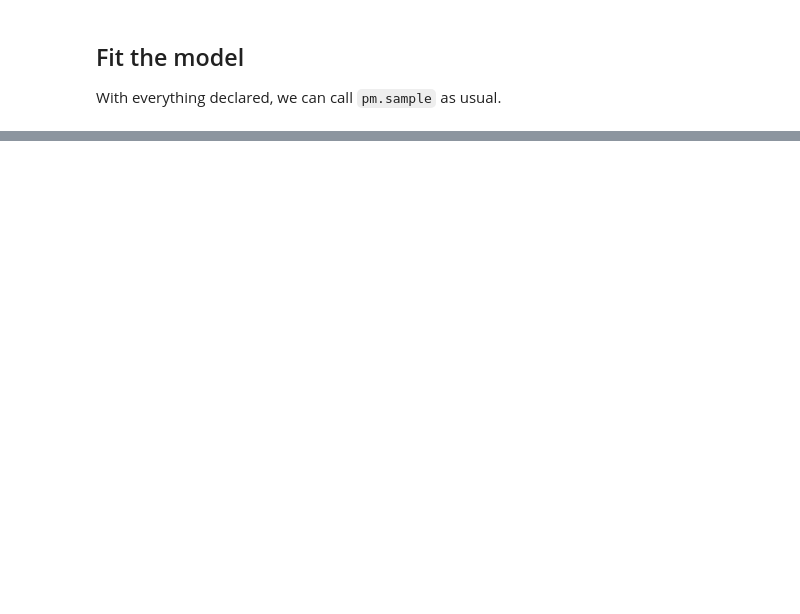
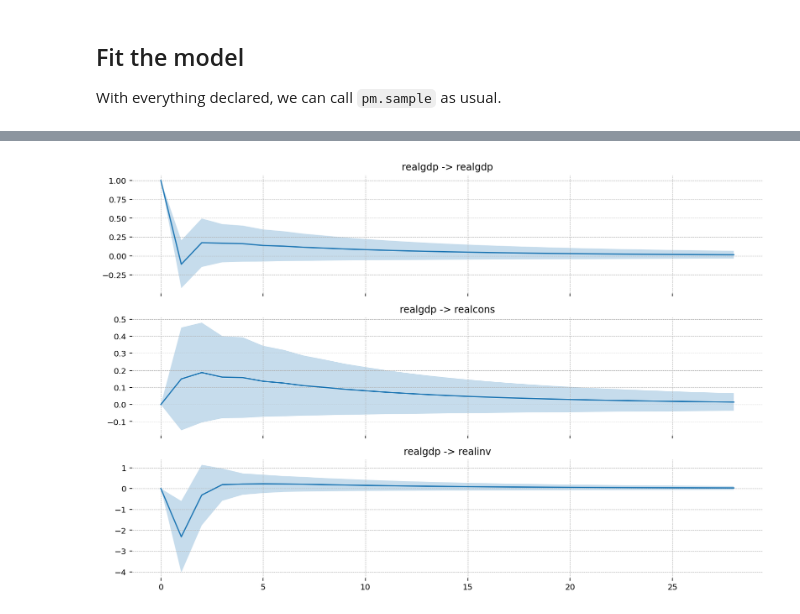
Before and after one commit to jessegrabowski/pymc_statespace, a Jupyter notebook: examples/VARMAX Example.ipynb, the cells around one changed output, grey strips where cells are left out. Cells and saved outputs as stored; diff of their text form; code cells hidden in the pictures; blank space fills up the shorter version.

```diff
--- a/examples/VARMAX Example.ipynb
+++ b/examples/VARMAX Example.ipynb
@@ -207,0 +321,33 @@ TypeError: Cannot concatenate arrays with different numbers of dimensions: got (
+# %%
+sim_len = 30
+T_post = az.extract(idata, "posterior")["T"].values.transpose(2, 0, 1)
+R = bvar_mod.ssm["selection"].eval()
+
+n_sims = T_post.shape[0]
+sim_data = np.empty((n_sims, sim_len, 6))
+sim_data[:, 0, :] = 0
+
+shock_seq = np.zeros((sim_len, 3))
+shock_var = "realgdp"
+shock_size = 1
+shock_time = 0
+
+shock_var_idx = data.columns.tolist().index(shock_var)
+shock_seq[shock_time, shock_var_idx] = shock_size
+
+for t in range(1, sim_len):
+    sim_data[:, t, :] = (
+        np.einsum("bnm, bm -> bn", T_post, sim_data[:, t - 1, :]) + (R @ shock_seq[t - 1])[None]
+    )
+# %%
+fig, ax = plt.subplots(3, 1, figsize=(14, 9), sharex=True)
+
+for i, (var, axis) in enumerate(zip(data, fig.axes)):
+    mu = sim_data.mean(axis=0)[1:, i]
+    std = sim_data.std(axis=0)[1:, i]
+
+    axis.plot(np.arange(sim_len - 1), mu)
+    axis.fill_between(np.arange(sim_len - 1), mu - 1.96 * std, mu + 1.96 * std, alpha=0.25)
+    axis.set_title(f"{shock_var} -> {var}")
+# %% [output]
+[figure, added]
```
Also changed, not shown: parts of 16 cells of this notebook, 4 other files.
